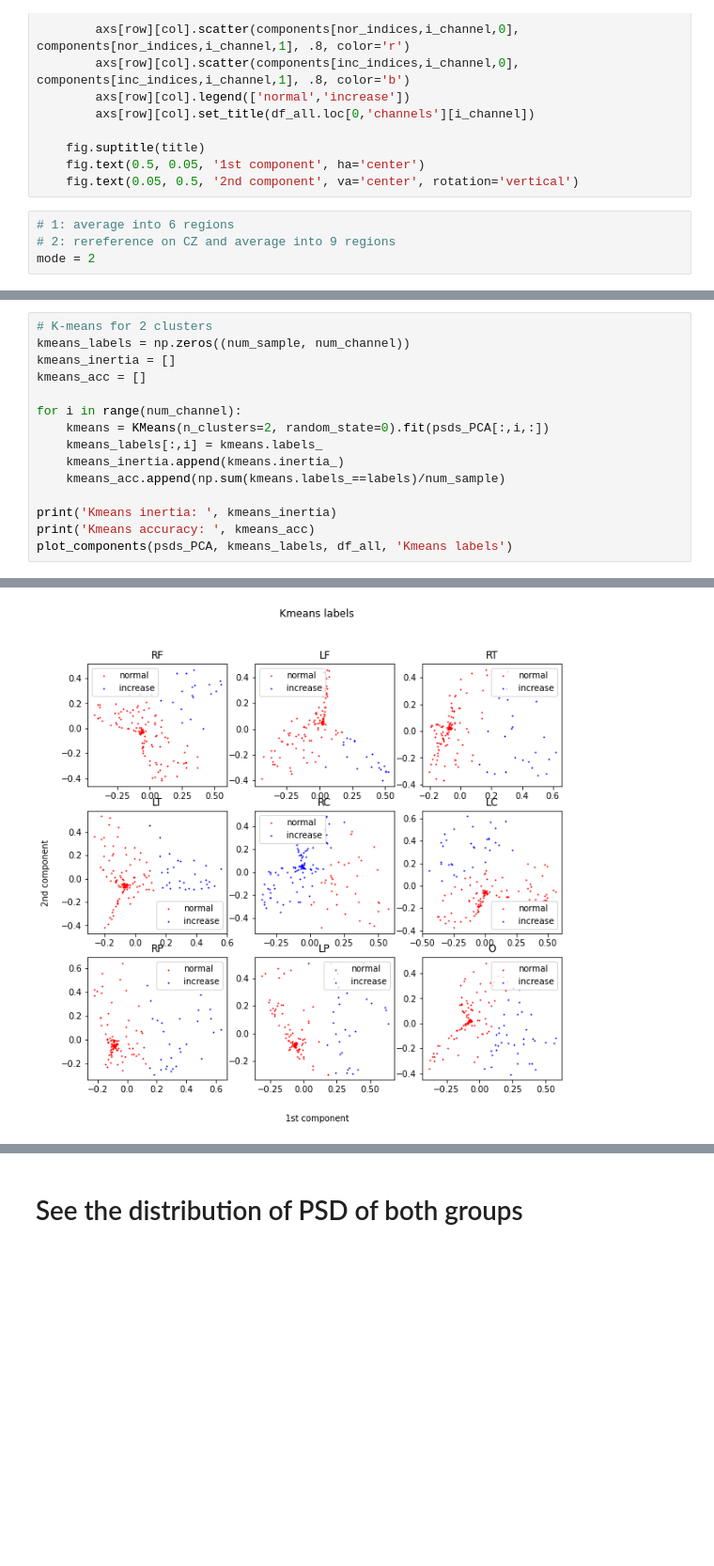
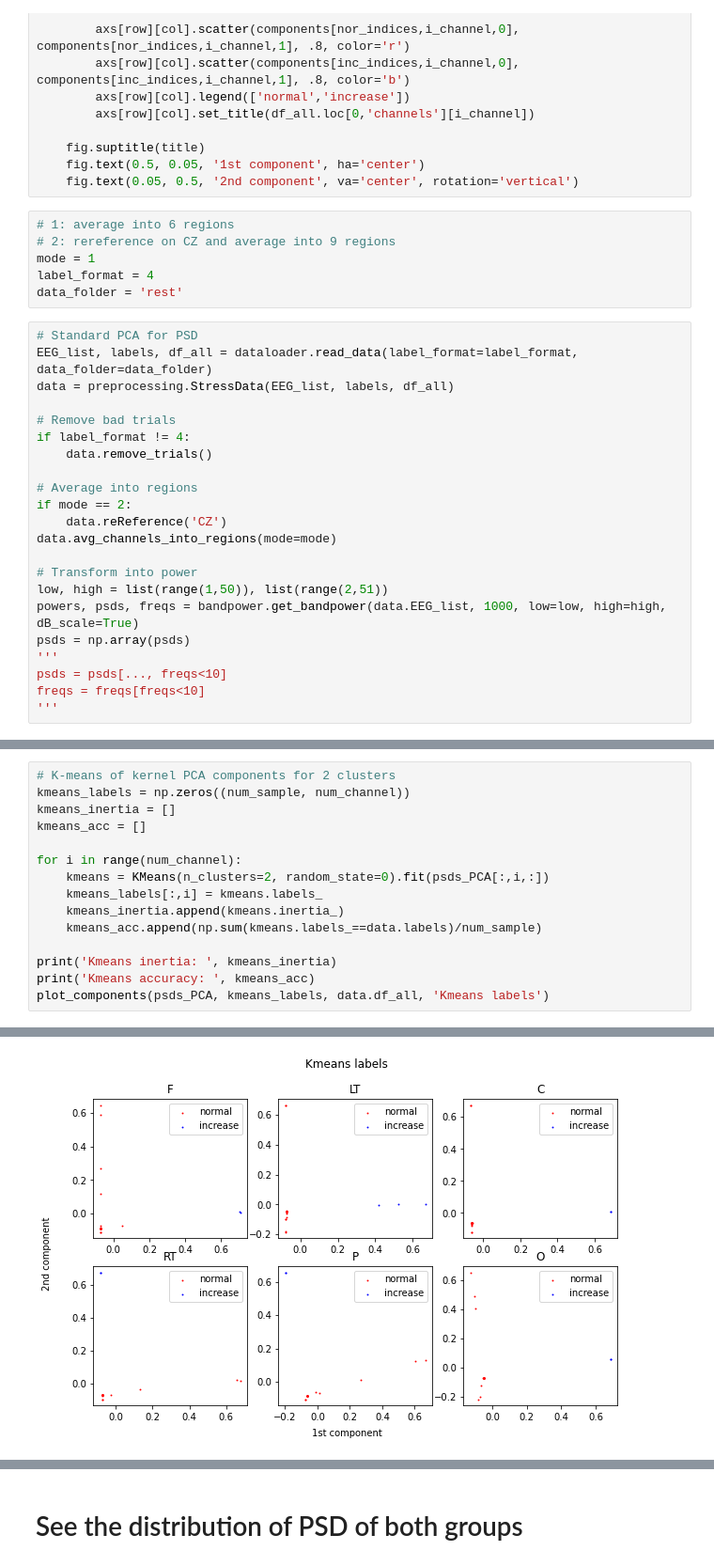
Before and after one commit to hundredball/Classroom_stress, a Jupyter notebook: data_analysis.ipynb, the cells around one changed output, grey strips where cells are left out. Shown at 94% size. Drawn from its saved outputs; the diff is of its cells as text; blank space fills up the shorter version.

```diff
--- a/data_analysis.ipynb
+++ b/data_analysis.ipynb
@@ -513,4 +492,28 @@ def plot_components(components, labels, df_all, title):
 # %%
 # 1: average into 6 regions
 # 2: rereference on CZ and average into 9 regions
-mode = 2
+mode = 1
+label_format = 4
+data_folder = 'rest'
+# %%
+# Standard PCA for PSD
+EEG_list, labels, df_all = dataloader.read_data(label_format=label_format, data_folder=data_folder)
+data = preprocessing.StressData(EEG_list, labels, df_all)
+
+# Remove bad trials
+if label_format != 4:
+    data.remove_trials()
+
+# Average into regions
+if mode == 2:
+    data.reReference('CZ')
+data.avg_channels_into_regions(mode=mode)
+
+# Transform into power
+low, high = list(range(1,50)), list(range(2,51))
+powers, psds, freqs = bandpower.get_bandpower(data.EEG_list, 1000, low=low, high=high, dB_scale=True)
+psds = np.array(psds)
+'''
+psds = psds[..., freqs<10]
+freqs = freqs[freqs<10]
+'''
@@ -622,5 +585,5 @@ freqs:  [0.000e+00 2.000e-01 4.000e-01 ... 4.996e+02 4.998e+02 5.000e+02]
 # %%
-# K-means for 2 clusters
+# K-means of kernel PCA components for 2 clusters
 kmeans_labels = np.zeros((num_sample, num_channel))
 kmeans_inertia = []
 kmeans_acc = []
@@ -629,9 +592,9 @@ for i in range(num_channel):
     kmeans = KMeans(n_clusters=2, random_state=0).fit(psds_PCA[:,i,:])
     kmeans_labels[:,i] = kmeans.labels_
     kmeans_inertia.append(kmeans.inertia_)
-    kmeans_acc.append(np.sum(kmeans.labels_==labels)/num_sample)
+    kmeans_acc.append(np.sum(kmeans.labels_==data.labels)/num_sample)
 
 print('Kmeans inertia: ', kmeans_inertia)
 print('Kmeans accuracy: ', kmeans_acc)
-plot_components(psds_PCA, kmeans_labels, df_all, 'Kmeans labels')
+plot_components(psds_PCA, kmeans_labels, data.df_all, 'Kmeans labels')
 # %% [output]
@@ -640,2 +603,2 @@ Kmeans accuracy:  [0.7692307692307693, 0.75, 0.782051282051282, 0.73076923076923
-[figure, old version]
+[figure, new version]
 # %%
```
Also changed, not shown: parts of 13 cells of this notebook, 2 other files.
